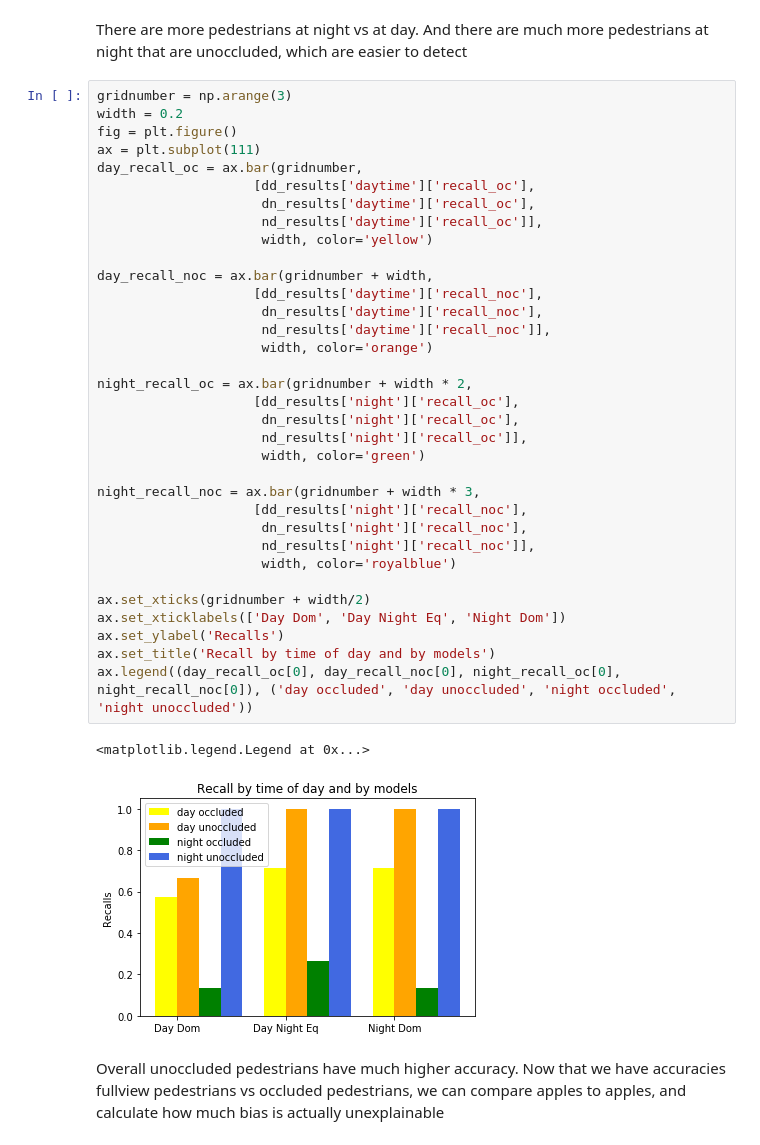
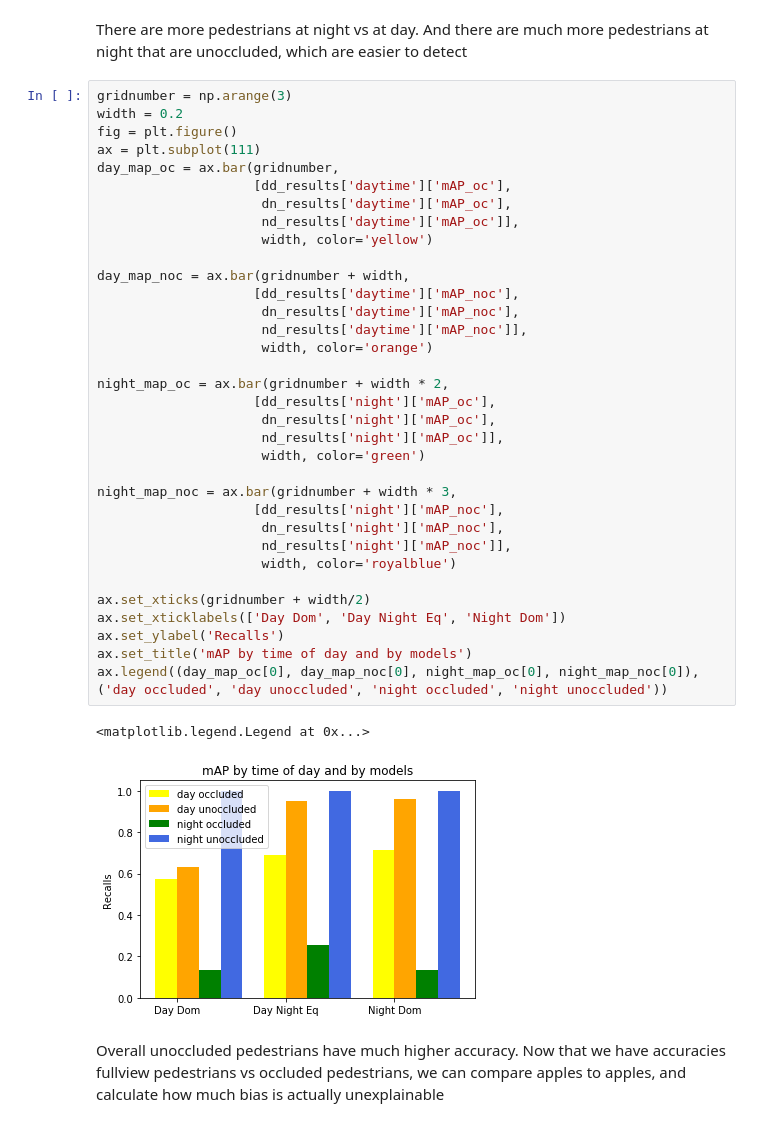
Before and after one commit to iman-saleh/ethical-ai, a Jupyter notebook: Bias_Detection.ipynb, the cells around one changed output. Saved outputs shown, nothing was run; the diff lists cells and outputs as text.

Commit message:
explainable difference formula incomplete, fixed. Fixed calculation for mAP, and used mAP instead of recall

```diff
--- a/Bias_Detection.ipynb
+++ b/Bias_Detection.ipynb
@@ -501,40 +494,40 @@ There are more pedestrians at night vs at day. And there are much more pedestria
 # %%
 gridnumber = np.arange(3)
 width = 0.2
 fig = plt.figure()
 ax = plt.subplot(111)
-day_recall_oc = ax.bar(gridnumber,
-                    [dd_results['daytime']['recall_oc'],
-                     dn_results['daytime']['recall_oc'],
-                     nd_results['daytime']['recall_oc']],
+day_map_oc = ax.bar(gridnumber,
+                    [dd_results['daytime']['mAP_oc'],
+                     dn_results['daytime']['mAP_oc'],
+                     nd_results['daytime']['mAP_oc']],
                      width, color='yellow')
 
-day_recall_noc = ax.bar(gridnumber + width,
-                    [dd_results['daytime']['recall_noc'],
-                     dn_results['daytime']['recall_noc'],
-                     nd_results['daytime']['recall_noc']],
+day_map_noc = ax.bar(gridnumber + width,
+                    [dd_results['daytime']['mAP_noc'],
+                     dn_results['daytime']['mAP_noc'],
+                     nd_results['daytime']['mAP_noc']],
                      width, color='orange')
 
-night_recall_oc = ax.bar(gridnumber + width * 2,
-                    [dd_results['night']['recall_oc'],
-                     dn_results['night']['recall_oc'],
-                     nd_results['night']['recall_oc']],
+night_map_oc = ax.bar(gridnumber + width * 2,
+                    [dd_results['night']['mAP_oc'],
+                     dn_results['night']['mAP_oc'],
+                     nd_results['night']['mAP_oc']],
                      width, color='green')
 
-night_recall_noc = ax.bar(gridnumber + width * 3,
-                    [dd_results['night']['recall_noc'],
-                     dn_results['night']['recall_noc'],
-                     nd_results['night']['recall_noc']],
+night_map_noc = ax.bar(gridnumber + width * 3,
+                    [dd_results['night']['mAP_noc'],
+                     dn_results['night']['mAP_noc'],
+                     nd_results['night']['mAP_noc']],
                      width, color='royalblue')
 
 ax.set_xticks(gridnumber + width/2)
 ax.set_xticklabels(['Day Dom', 'Day Night Eq', 'Night Dom'])
 ax.set_ylabel('Recalls')
-ax.set_title('Recall by time of day and by models')
-ax.legend((day_recall_oc[0], day_recall_noc[0], night_recall_oc[0], night_recall_noc[0]), ('day occluded', 'day unoccluded', 'night occluded', 'night unoccluded'))
+ax.set_title('mAP by time of day and by models')
+ax.legend((day_map_oc[0], day_map_noc[0], night_map_oc[0], night_map_noc[0]), ('day occluded', 'day unoccluded', 'night occluded', 'night unoccluded'))
 # %% [output]
 <matplotlib.legend.Legend at 0x...>
-[figure, old version]
+[figure, new version]
 # %% [markdown]
 Overall unoccluded pedestrians have much higher accuracy.
 Now that we have accuracies fullview pedestrians vs occluded pedestrians, we can compare apples to apples, and calculate how much bias is actually unexplainable
```
Also changed, not shown: parts of 12 cells of this notebook.
